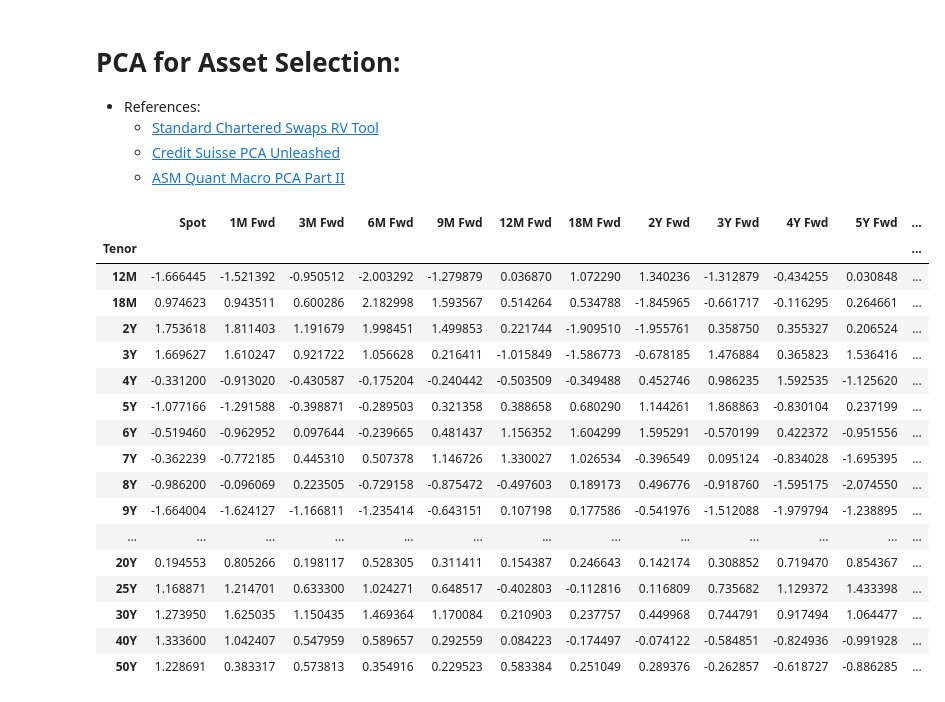
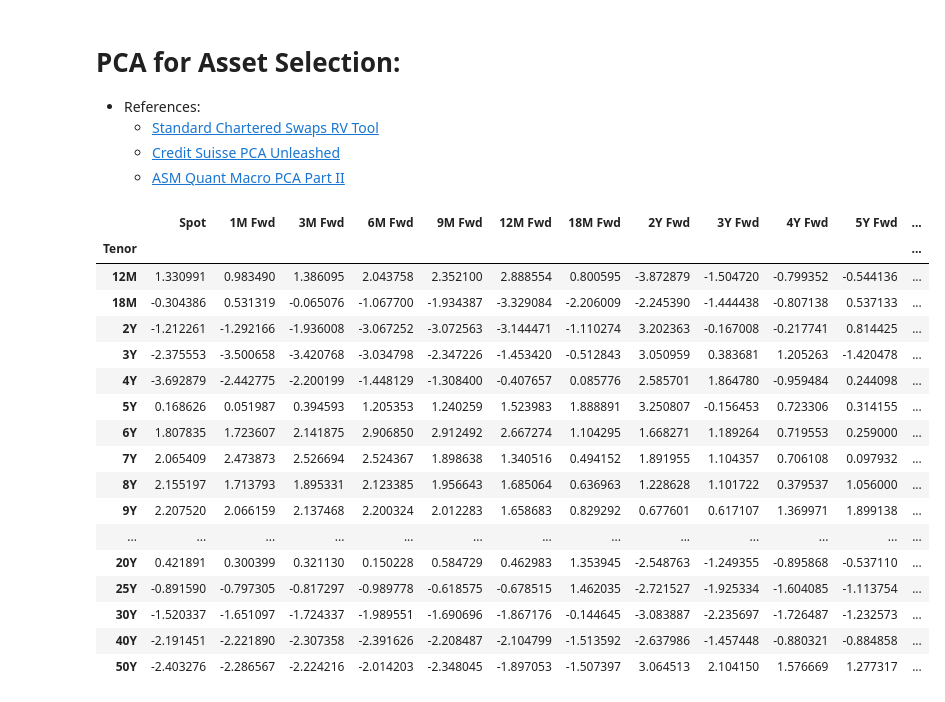
Before and after one commit to pfin/Curvy-CUSIPs, a Jupyter notebook: notebooks/swaps_rv.ipynb, the cells around one changed output. Cells and saved outputs as stored; diff of their text form; code cells hidden in the pictures.

Commit message:
rolling pca func fin

```diff
--- a/notebooks/swaps_rv.ipynb
+++ b/notebooks/swaps_rv.ipynb
@@ -58,7 +68,7 @@ usts = USTs(
 # Calc Fwd SOFR OIS Grids
 # %%
 start_date = datetime(2018, 1, 1)
-end_date = datetime(2024, 12, 24)
+end_date = datetime(2024, 12, 27)
 bdates = pd.date_range(start=start_date, end=end_date, freq=CustomBusinessDay(calendar=USFederalHolidayCalendar()))
 # %%
 fwd_tenors = ["1M", "3M", "6M", "9M", "12M", "18M", "2Y", "3Y", "4Y", "5Y", "6Y", "7Y", "8Y", "9Y", "10Y", "15Y"]
@@ -87,39 +102,40 @@ sofr_ois.fwd_grid_dict_timeseries_plotter(fwd_grid_dict=fwd_grid_dict, tenors_to
 # %%
 pca_results = sofr_ois.pca_on_fwd_grids(
     start_date=datetime(2024, 1, 1),
-    end_date=datetime(2024, 12, 24),
+    end_date=datetime(2024, 12, 27),
     fwd_grid_dict=fwd_grid_dict,
     rm_swap_tenors=["1D", "1W", "2W", "3W", "1M", "2M", "3M", "4M", "5M", "6M", "7M", "8M", "9M", "10M", "11M"],
     indy_fwd_strips=True,
-    rolling_window=60,
-    n_jobs=-1,
+    # run_on_level_changes=True,
+    # rolling_window=20,
+    n_jobs=1,
     # n_jobs_child=1,
     # n_jobs_parent=-1,
-    verbose=True
+    # verbose=True
 )
 
 # df: pd.DataFrame = pca_results["rich_cheap_zscore_heatmap"]
 # df.style.background_gradient(cmap="RdYlGn", axis=0)
 # %%
-df = pca_results["rich_cheap_residual_zscore_timeseries_dict"][datetime(2024, 5, 15)]
+df = pca_results["rich_cheap_residual_zscore_timeseries_dict"][datetime(2024, 12, 27)]
 df.style.background_gradient(cmap="RdYlGn", axis=0)
 # %% [output]
 |  | Spot | 1M Fwd | 3M Fwd | 6M Fwd | 9M Fwd | 12M Fwd | 18M Fwd | 2Y Fwd | 3Y Fwd | 4Y Fwd | 5Y Fwd | ... |
 | Tenor |  |  |  |  |  |  |  |  |  |  |  | ... |
-| 12M | -1.666445 | -1.521392 | -0.950512 | -2.003292 | -1.279879 | 0.036870 | 1.072290 | 1.340236 | -1.312879 | -0.434255 | 0.030848 | ... |
-| 18M | 0.974623 | 0.943511 | 0.600286 | 2.182998 | 1.593567 | 0.514264 | 0.534788 | -1.845965 | -0.661717 | -0.116295 | 0.264661 | ... |
-| 2Y | 1.753618 | 1.811403 | 1.191679 | 1.998451 | 1.499853 | 0.221744 | -1.909510 | -1.955761 | 0.358750 | 0.355327 | 0.206524 | ... |
-| 3Y | 1.669627 | 1.610247 | 0.921722 | 1.056628 | 0.216411 | -1.015849 | -1.586773 | -0.678185 | 1.476884 | 0.365823 | 1.536416 | ... |
-| 4Y | -0.331200 | -0.913020 | -0.430587 | -0.175204 | -0.240442 | -0.503509 | -0.349488 | 0.452746 | 0.986235 | 1.592535 | -1.125620 | ... |
-| 5Y | -1.077166 | -1.291588 | -0.398871 | -0.289503 | 0.321358 | 0.388658 | 0.680290 | 1.144261 | 1.868863 | -0.830104 | 0.237199 | ... |
-| 6Y | -0.519460 | -0.962952 | 0.097644 | -0.239665 | 0.481437 | 1.156352 | 1.604299 | 1.595291 | -0.570199 | 0.422372 | -0.951556 | ... |
-| 7Y | -0.362239 | -0.772185 | 0.445310 | 0.507378 | 1.146726 | 1.330027 | 1.026534 | -0.396549 | 0.095124 | -0.834028 | -1.695395 | ... |
-| 8Y | -0.986200 | -0.096069 | 0.223505 | -0.729158 | -0.875472 | -0.497603 | 0.189173 | 0.496776 | -0.918760 | -1.595175 | -2.074550 | ... |
-| 9Y | -1.664004 | -1.624127 | -1.166811 | -1.235414 | -0.643151 | 0.107198 | 0.177586 | -0.541976 | -1.512088 | -1.979794 | -1.238895 | ... |
+| 12M | 1.330991 | 0.983490 | 1.386095 | 2.043758 | 2.352100 | 2.888554 | 0.800595 | -3.872879 | -1.504720 | -0.799352 | -0.544136 | ... |
+| 18M | -0.304386 | 0.531319 | -0.065076 | -1.067700 | -1.934387 | -3.329084 | -2.206009 | -2.245390 | -1.444438 | -0.807138 | 0.537133 | ... |
+| 2Y | -1.212261 | -1.292166 | -1.936008 | -3.067252 | -3.072563 | -3.144471 | -1.110274 | 3.202363 | -0.167008 | -0.217741 | 0.814425 | ... |
+| 3Y | -2.375553 | -3.500658 | -3.420768 | -3.034798 | -2.347226 | -1.453420 | -0.512843 | 3.050959 | 0.383681 | 1.205263 | -1.420478 | ... |
+| 4Y | -3.692879 | -2.442775 | -2.200199 | -1.448129 | -1.308400 | -0.407657 | 0.085776 | 2.585701 | 1.864780 | -0.959484 | 0.244098 | ... |
+| 5Y | 0.168626 | 0.051987 | 0.394593 | 1.205353 | 1.240259 | 1.523983 | 1.888891 | 3.250807 | -0.156453 | 0.723306 | 0.314155 | ... |
+| 6Y | 1.807835 | 1.723607 | 2.141875 | 2.906850 | 2.912492 | 2.667274 | 1.104295 | 1.668271 | 1.189264 | 0.719553 | 0.259000 | ... |
+| 7Y | 2.065409 | 2.473873 | 2.526694 | 2.524367 | 1.898638 | 1.340516 | 0.494152 | 1.891955 | 1.104357 | 0.706108 | 0.097932 | ... |
+| 8Y | 2.155197 | 1.713793 | 1.895331 | 2.123385 | 1.956643 | 1.685064 | 0.636963 | 1.228628 | 1.101722 | 0.379537 | 1.056000 | ... |
+| 9Y | 2.207520 | 2.066159 | 2.137468 | 2.200324 | 2.012283 | 1.658683 | 0.829292 | 0.677601 | 0.617107 | 1.369971 | 1.899138 | ... |
 | ... | ... | ... | ... | ... | ... | ... | ... | ... | ... | ... | ... | ... |
-| 20Y | 0.194553 | 0.805266 | 0.198117 | 0.528305 | 0.311411 | 0.154387 | 0.246643 | 0.142174 | 0.308852 | 0.719470 | 0.854367 | ... |
-| 25Y | 1.168871 | 1.214701 | 0.633300 | 1.024271 | 0.648517 | -0.402803 | -0.112816 | 0.116809 | 0.735682 | 1.129372 | 1.433398 | ... |
-| 30Y | 1.273950 | 1.625035 | 1.150435 | 1.469364 | 1.170084 | 0.210903 | 0.237757 | 0.449968 | 0.744791 | 0.917494 | 1.064477 | ... |
-| 40Y | 1.333600 | 1.042407 | 0.547959 | 0.589657 | 0.292559 | 0.084223 | -0.174497 | -0.074122 | -0.584851 | -0.824936 | -0.991928 | ... |
-| 50Y | 1.228691 | 0.383317 | 0.573813 | 0.354916 | 0.229523 | 0.583384 | 0.251049 | 0.289376 | -0.262857 | -0.618727 | -0.886285 | ... |
+| 20Y | 0.421891 | 0.300399 | 0.321130 | 0.150228 | 0.584729 | 0.462983 | 1.353945 | -2.548763 | -1.249355 | -0.895868 | -0.537110 | ... |
+| 25Y | -0.891590 | -0.797305 | -0.817297 | -0.989778 | -0.618575 | -0.678515 | 1.462035 | -2.721527 | -1.925334 | -1.604085 | -1.113754 | ... |
+| 30Y | -1.520337 | -1.651097 | -1.724337 | -1.989551 | -1.690696 | -1.867176 | -0.144645 | -3.083887 | -2.235697 | -1.726487 | -1.232573 | ... |
+| 40Y | -2.191451 | -2.221890 | -2.307358 | -2.391626 | -2.208487 | -2.104799 | -1.513592 | -2.637986 | -1.457448 | -0.880321 | -0.884858 | ... |
+| 50Y | -2.403276 | -2.286567 | -2.224216 | -2.014203 | -2.348045 | -1.897053 | -1.507397 | 3.064513 | 2.104150 | 1.576669 | 1.277317 | ... |
 # %%
```
Also changed, not shown: parts of 13 cells of this notebook, 2 other files.
